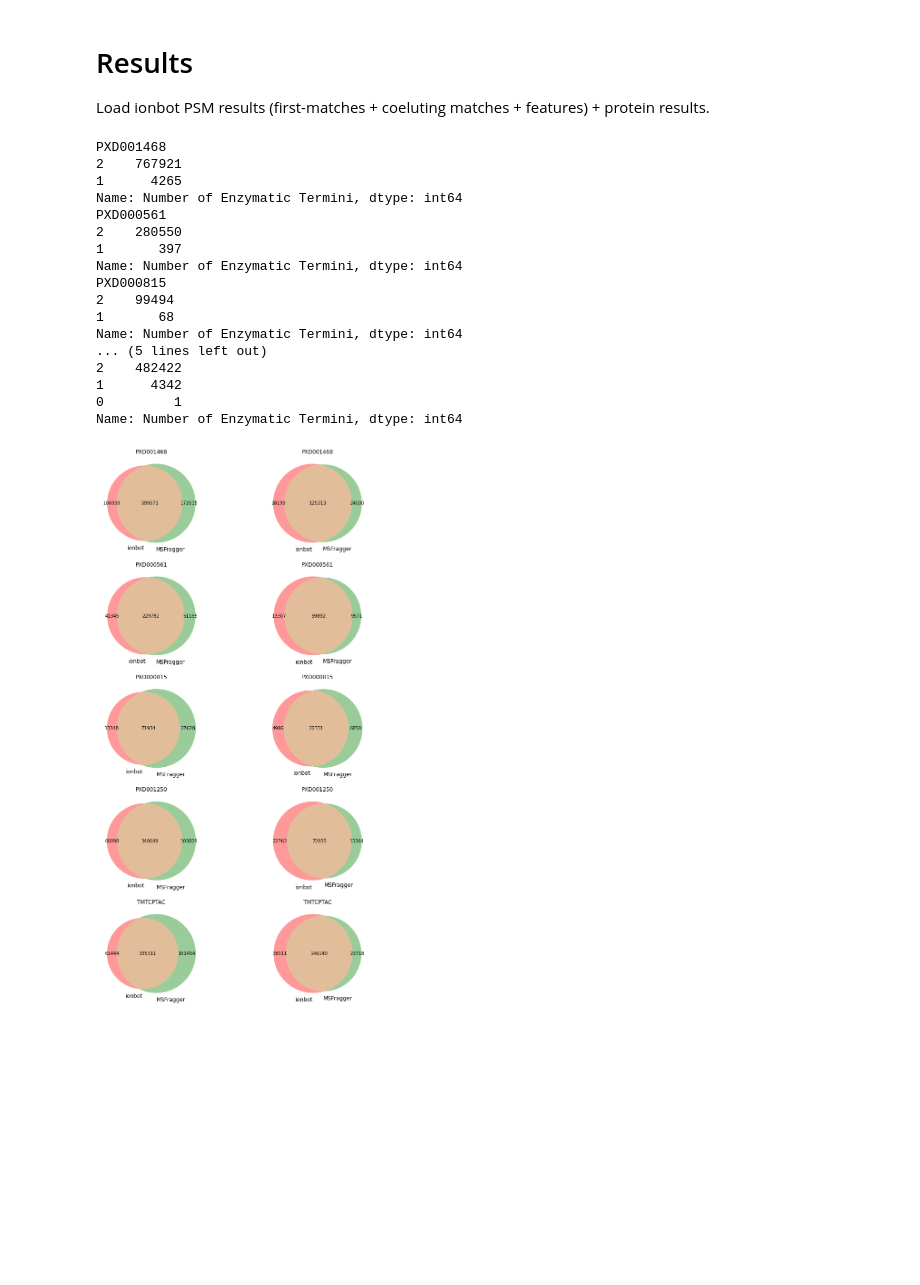
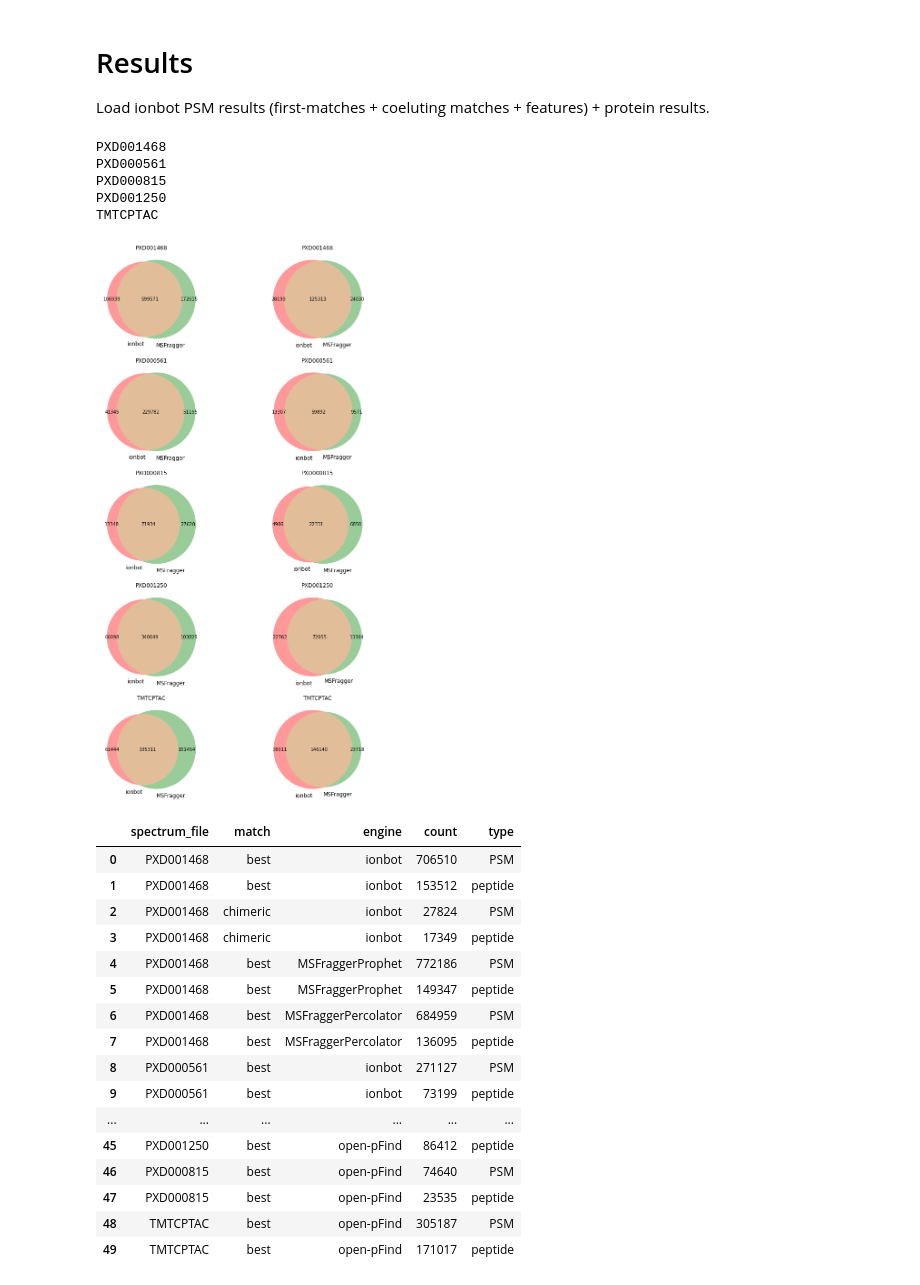
Before and after one commit to sdgroeve/ionbot_paper, a Jupyter notebook: script_comparison_counts.ipynb, the cells around one changed output. Saved outputs shown, nothing was run; the diff lists cells and outputs as text; code cells hidden in the pictures; blank space fills up the shorter version.

```diff
--- a/script_comparison_counts.ipynb
+++ b/script_comparison_counts.ipynb
@@ -97,7 +97,6 @@ for i,dataset in enumerate(datasets):
 
     #Read MSfragger (Prophet) result
     fragger = pd.read_csv("%s/msfragger/%s/noprotein/psm.tsv"%(folder,dataset),sep="\t")
-    print(fragger["Number of Enzymatic Termini"].value_counts())
     fragger["scan"] = fragger["Spectrum"].apply(get_scan_msfragger)
     #sfile is used to filter on spectrum file
     fragger["sfile"] = fragger["Spectrum"].apply(get_spectrum_file_msfragger)
@@ -118,7 +117,9 @@ for i,dataset in enumerate(datasets):
         def get_scan(x):
             return int(x.split(".")[1])
         fragger_stats['scan'] = fragger_stats["title"].apply(get_scan)
-    tmp = fragger_stats[["scan","sfile","corr","rt_diff_A"]]
+    fragger_stats["by-count"] = fragger_stats["count_b"] + fragger_stats["count_y"]
+    fragger_stats["by-explained"] = fragger_stats["explained_b"] + fragger_stats["explained_y"]
+    tmp = fragger_stats[["scan","sfile","corr","rt_diff_A","by-count","by-explained"]]
     fragger = fragger.merge(tmp,on=["scan","sfile"],how="left")
 
     #Read MSfragger (Percolator) results
@@ -149,7 +150,7 @@ for i,dataset in enumerate(datasets):
     fragger_perc["PSM"] = fragger_perc["scan"].astype(str) + fragger_perc["sfile"] + fragger_perc["peptide"].apply(replace_L_I)
     to_write.append([dataset,"best","MSFraggerPercolator",len(fragger_perc),"PSM"])
     to_write.append([dataset,"best","MSFraggerPercolator",len(fragger_perc["peptide"].unique()),"peptide"])
-    fragger_stats = fragger[["scan","sfile","corr","rt_diff_A"]]
+    fragger_stats = fragger[["scan","sfile","corr","rt_diff_A","by-count","by-explained"]]
     fragger_perc = fragger_perc.merge(fragger_stats,on=["scan","sfile"],how="left")
 
     s1 = set(ionbot[ionbot["rank"]=="first"]["PSM"])
@@ -176,6 +177,37 @@ for i,dataset in enumerate(datasets):
     tmp2["type"] = ["M"]*len(tmp2)
     tmp = pd.concat([tmp,tmp2])
     tmp["dataset"] = [dataset]*len(tmp)
+    tmp["metric"] = ["corr"]*len(tmp)
+    metrics.append(tmp)
+    tmp = pd.DataFrame()
+    tmp["value"] = ionbot[(ionbot["unexpected_modification"].isna())&(ionbot["unique"]==True)]["rt-pred-error"]
+    tmp["type"] = ["I"]*len(tmp)
+    tmp2 = pd.DataFrame()
+    tmp2["value"] = fragger[(np.abs(fragger["Delta Mass"])<0.05)&(fragger["unique"]==True)]["rt_diff_A"]
+    tmp2["type"] = ["M"]*len(tmp2)
+    tmp = pd.concat([tmp,tmp2])
+    tmp["dataset"] = [dataset]*len(tmp)
+    tmp["metric"] = ["rt-pred-error"]*len(tmp)
+    metrics.append(tmp)
+    tmp = pd.DataFrame()
+    tmp["value"] = ionbot[(ionbot["unexpected_modification"].isna())&(ionbot["unique"]==True)]["by-count"]
+    tmp["type"] = ["I"]*len(tmp)
+    tmp2 = pd.DataFrame()
+    tmp2["value"] = fragger[(np.abs(fragger["Delta Mass"])<0.05)&(fragger["unique"]==True)]["by-count"]
+    tmp2["type"] = ["M"]*len(tmp2)
+    tmp = pd.concat([tmp,tmp2])
+    tmp["dataset"] = [dataset]*len(tmp)
+    tmp["metric"] = ["by-count"]*len(tmp)
+    metrics.append(tmp)
+    tmp = pd.DataFrame()
+    tmp["value"] = ionbot[(ionbot["unexpected_modification"].isna())&(ionbot["unique"]==True)]["by-explained"]
+    tmp["type"] = ["I"]*len(tmp)
+    tmp2 = pd.DataFrame()
+    tmp2["value"] = (fragger[(np.abs(fragger["Delta Mass"])<0.05)&(fragger["unique"]==True)]["by-explained"])/10000
+    tmp2["type"] = ["M"]*len(tmp2)
+    tmp = pd.concat([tmp,tmp2])
+    tmp["dataset"] = [dataset]*len(tmp)
+    tmp["metric"] = ["by-explained"]*len(tmp)
     metrics.append(tmp)
 
     s1 = set(ionbot[ionbot["rank"]=="first"]["matched_peptide"].apply(replace_L_I))
@@ -205,25 +237,33 @@ to_write.append(["TMTCPTAC","best","open-pFind",171017,"peptide"])
 plt.show()
 # %% [output]
 PXD001468
-2    767921
-1      4265
-Name: Number of Enzymatic Termini, dtype: int64
 PXD000561
-2    280550
-1       397
-Name: Number of Enzymatic Termini, dtype: int64
 PXD000815
-2    99494
-1       68
-Name: Number of Enzymatic Termini, dtype: int64
-... (5 lines left out)
-2    482422
-1      4342
-0         1
-Name: Number of Enzymatic Termini, dtype: int64
+PXD001250
+TMTCPTAC
 [figure]
 # %%
 to_write = pd.DataFrame(to_write,columns=["spectrum_file","match","engine","count","type"])
 to_write.to_csv("comparison_counts.csv",index=False)
+# %%
+to_write
+# %% [output]
+|  | spectrum_file | match | engine | count | type |
+| 0 | PXD001468 | best | ionbot | 706510 | PSM |
+| 1 | PXD001468 | best | ionbot | 153512 | peptide |
+| 2 | PXD001468 | chimeric | ionbot | 27824 | PSM |
+| 3 | PXD001468 | chimeric | ionbot | 17349 | peptide |
+| 4 | PXD001468 | best | MSFraggerProphet | 772186 | PSM |
+| 5 | PXD001468 | best | MSFraggerProphet | 149347 | peptide |
+| 6 | PXD001468 | best | MSFraggerPercolator | 684959 | PSM |
+| 7 | PXD001468 | best | MSFraggerPercolator | 136095 | peptide |
+| 8 | PXD000561 | best | ionbot | 271127 | PSM |
+| 9 | PXD000561 | best | ionbot | 73199 | peptide |
+| ... | ... | ... | ... | ... | ... |
+| 45 | PXD001250 | best | open-pFind | 86412 | peptide |
+| 46 | PXD000815 | best | open-pFind | 74640 | PSM |
+| 47 | PXD000815 | best | open-pFind | 23535 | peptide |
+| 48 | TMTCPTAC | best | open-pFind | 305187 | PSM |
+| 49 | TMTCPTAC | best | open-pFind | 171017 | peptide |
 # %%
 to_write = pd.concat(metrics)
```
Also changed, not shown: parts of 3 cells of this notebook, 6 other files.
